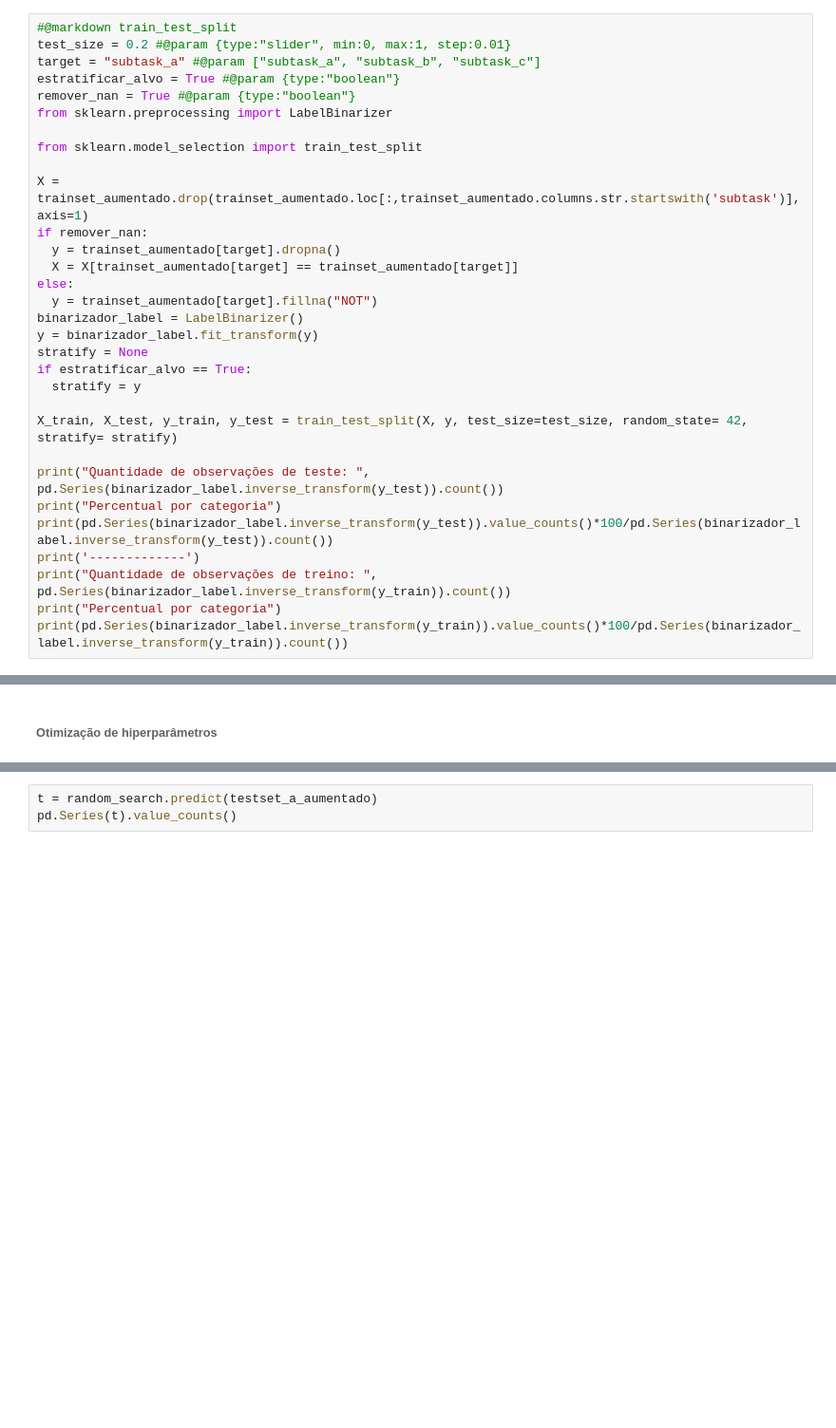
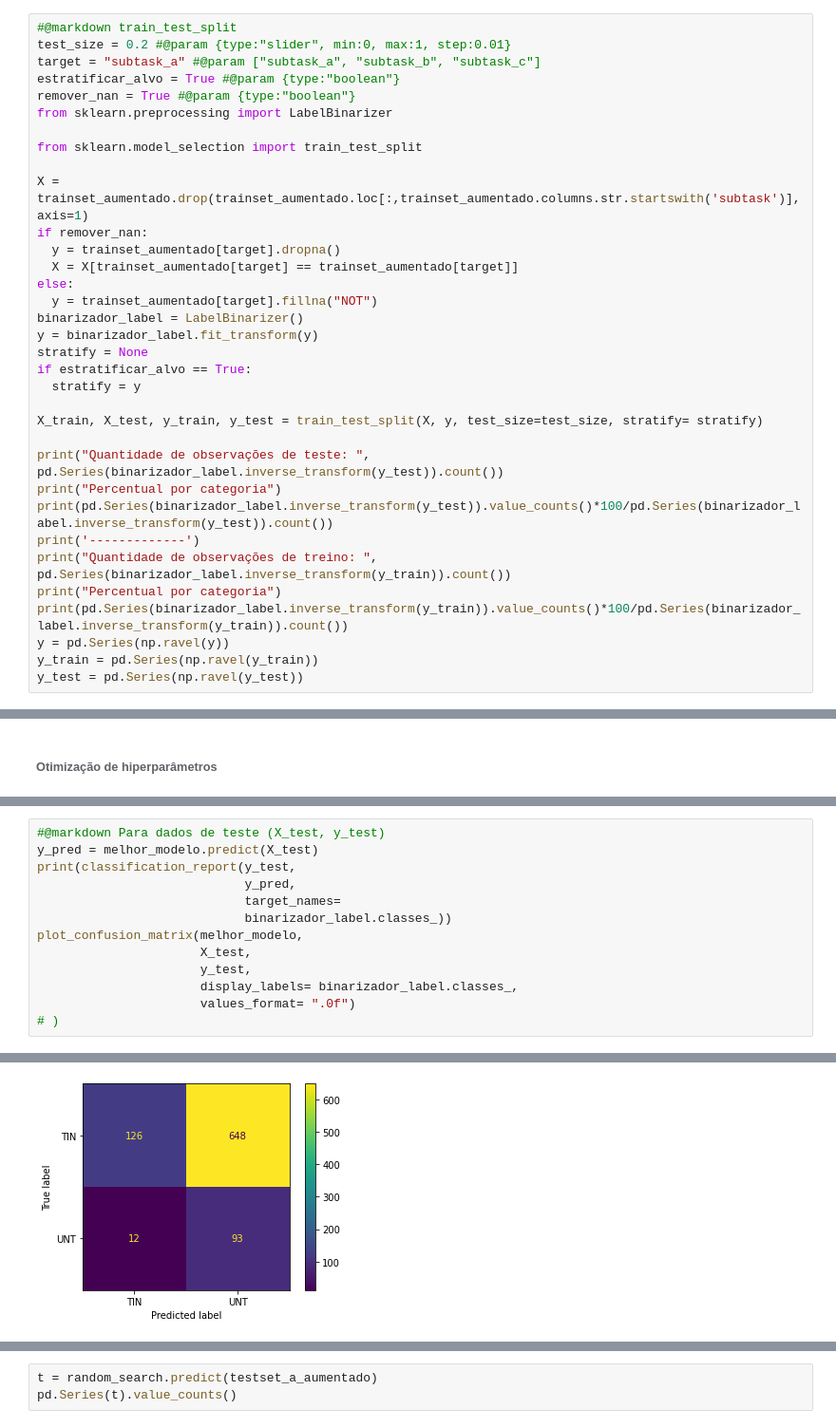
Before and after one commit to eduardodut/Mineracao_dados_textos_web, a Jupyter notebook: projeto01_equipe01.ipynb, the cells around one changed output, grey strips where cells are left out. Shown at 95% size. Saved outputs shown, nothing was run; the diff lists cells and outputs as text; blank space fills up the shorter version.

```diff
--- a/projeto01_equipe01.ipynb
+++ b/projeto01_equipe01.ipynb
@@ -920,7 +920,7 @@ stratify = None
 if estratificar_alvo == True:
   stratify = y
 
-X_train, X_test, y_train, y_test = train_test_split(X, y, test_size=test_size, random_state= 42, stratify= stratify)
+X_train, X_test, y_train, y_test = train_test_split(X, y, test_size=test_size, stratify= stratify)
 
 print("Quantidade de observações de teste: ", pd.Series(binarizador_label.inverse_transform(y_test)).count())
 print("Percentual por categoria")
@@ -929,6 +929,9 @@ print('-------------')
 print("Quantidade de observações de treino: ", pd.Series(binarizador_label.inverse_transform(y_train)).count())
 print("Percentual por categoria")
 print(pd.Series(binarizador_label.inverse_transform(y_train)).value_counts()*100/pd.Series(binarizador_label.inverse_transform(y_train)).count())
+y = pd.Series(np.ravel(y))
+y_train = pd.Series(np.ravel(y_train))
+y_test = pd.Series(np.ravel(y_test))
 # %% [output]
 Quantidade de observações de teste:  2642
 Percentual por categoria
@@ -1030,0 +1036,14 @@ nome_modelo
+# %%
+#@markdown Para dados de teste (X_test, y_test)
+y_pred = melhor_modelo.predict(X_test)
+print(classification_report(y_test,
+                            y_pred,
+                            target_names=
+                            binarizador_label.classes_))
+plot_confusion_matrix(melhor_modelo,
+                      X_test,
+                      y_test,
+                      display_labels= binarizador_label.classes_,
+                      values_format= ".0f")
+# )
+# %% [output]
@@ -1030,0 +1059 @@ nome_modelo
+[figure, added]
```
Also changed, not shown: parts of 17 cells of this notebook.
